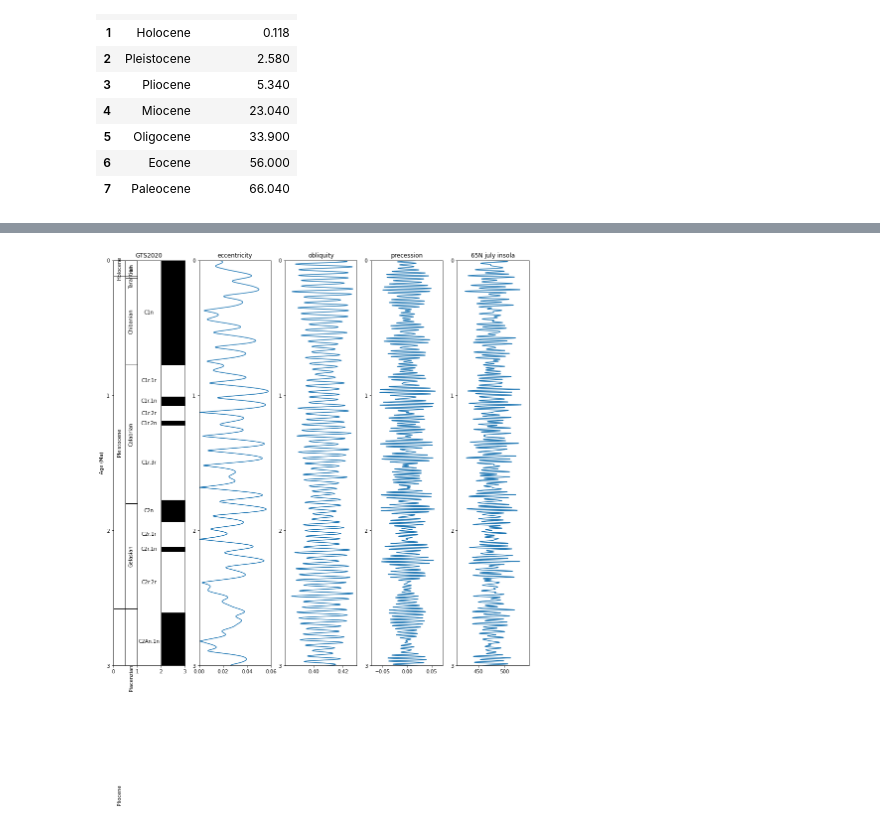
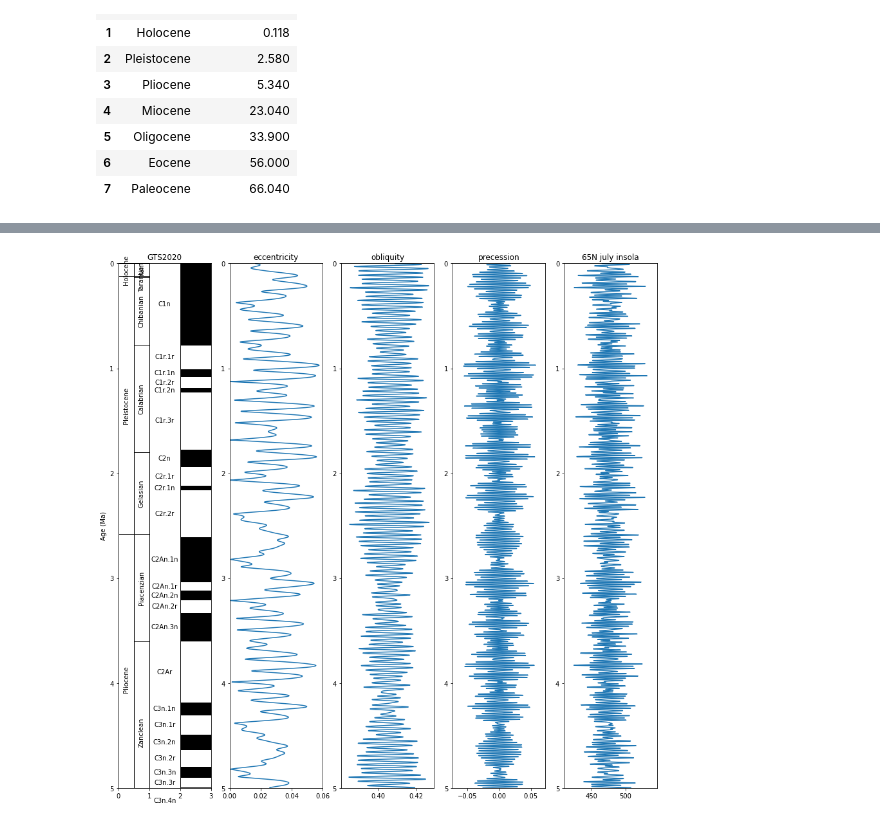
Before and after one commit to miguel-garces/Geol-Time-Scale, a Jupyter notebook: GPTS_Astro_for_Colab.ipynb, the cells around one changed output, grey strips where cells are left out. Drawn from its saved outputs; the diff is of its cells as text; code cells hidden in the pictures.

```diff
--- a/GPTS_Astro_for_Colab.ipynb
+++ b/GPTS_Astro_for_Colab.ipynb
@@ -105,7 +104,7 @@ chrono_age[['Age','GTS2020 (Ma)']]
 # %%
 #select age range to plot
 minAge = 0
-maxAge = 3
+maxAge = 5
 
 fig = plt.subplots(figsize=(15, 15))
 
@@ -180,31 +179,31 @@ plt.ylim(bottom = minAge, top = maxAge)
 plt.yticks(np.arange(minAge, maxAge+1, 1))
 plt.gca().invert_yaxis()
 
 ax5 = plt.subplot(1,5,5)
 age = laskar2004['Age(Myr)']
 eccentricity = laskar2004['65N july insola']
 plt.plot(eccentricity, age)
 plt.title("65N july insola")
 #plt.xlim(left = 0, right = 0.06)
 plt.ylim(bottom = minAge, top = maxAge)
 plt.yticks(np.arange(minAge, maxAge+1, 1))
 plt.gca().invert_yaxis()
 
 # saving plot to local drive
 plotfile = 'GTS'+str(minAge)+'-'+str(maxAge)+'Ma.pdf'
 from google.colab import files
 plt.savefig(plotfile, dpi=None, facecolor='w', edgecolor='w',
         orientation='portrait', format='pdf', transparent=False, bbox_inches=None, pad_inches=0.1, metadata=None)
 files.download(plotfile)
 
 # UNMARK THE LINES BELOW TO SAVE THE PLOT TO GOOGLE DRIVE
 #from google.colab import drive
 #drive.mount('/gdrive')
 #plt.savefig('/gdrive/My Drive/GTS'+str(minAge)+'-'+str(maxAge)+'Ma.pdf', dpi=None, facecolor='w', edgecolor='w',
 #        orientation='portrait', format='pdf', transparent=False, bbox_inches=None, pad_inches=0.1, metadata=None)
 
 plt.show()
 # %% [output]
 [interactive output not drawn]
 [interactive output not drawn]
-[figure, old version]
+[figure, new version]
```
Also changed, not shown: parts of 3 cells of this notebook.
